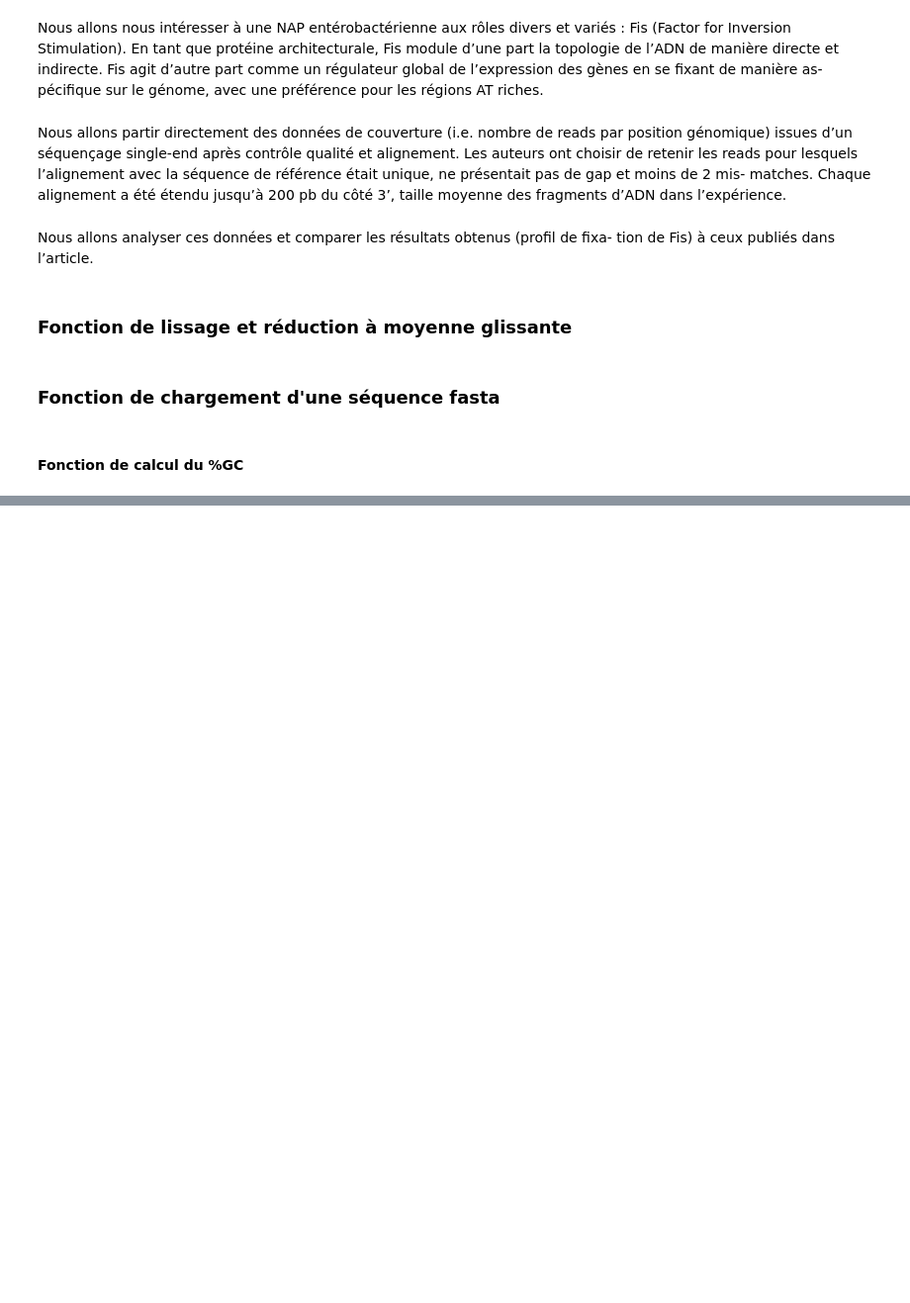
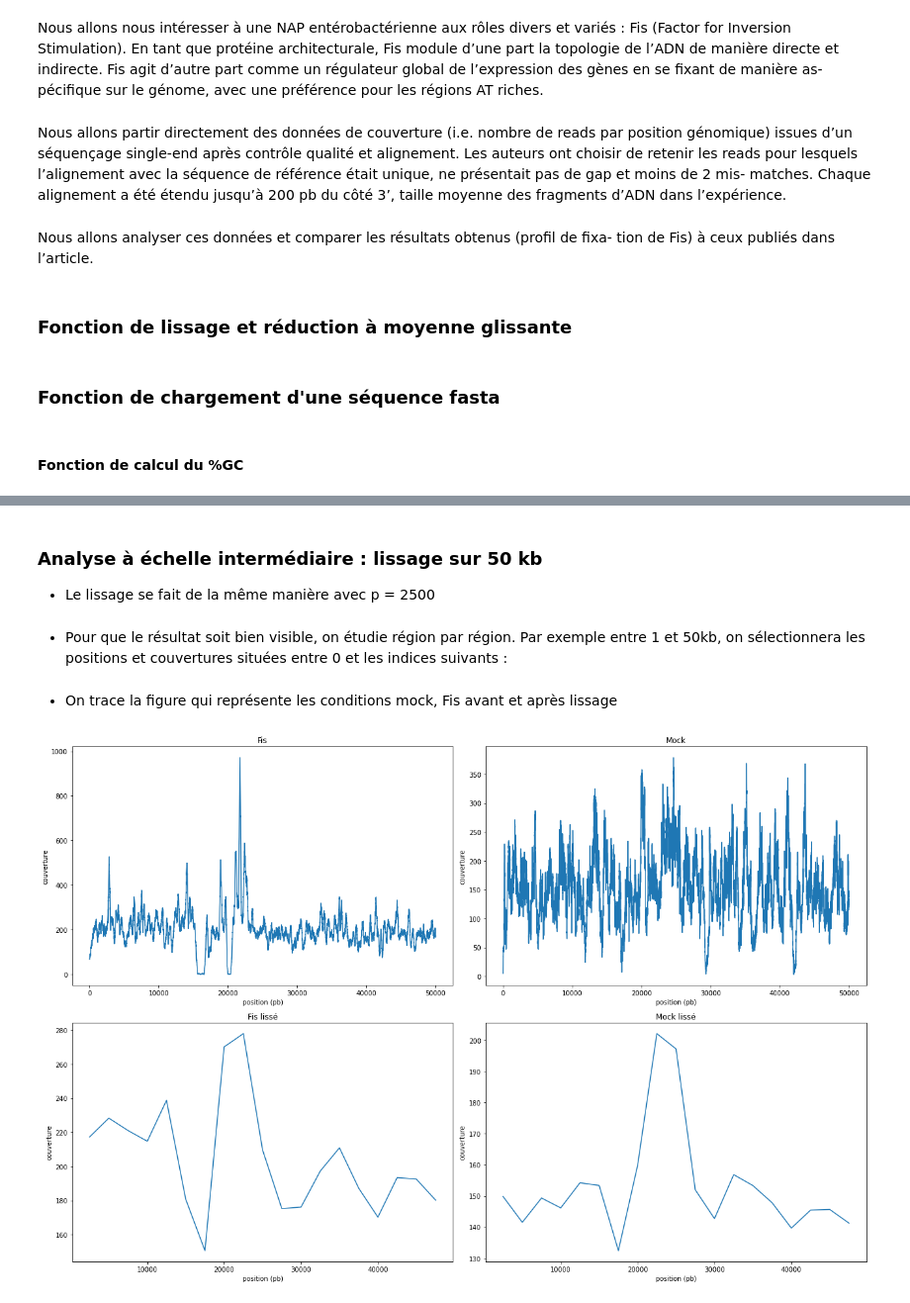
Before and after one commit to neonicoo/TP_ChIP-Seq_4BiM, a Jupyter notebook: TP_ChIP-Seq_4BiM.ipynb, the cells around one changed output, grey strips where cells are left out. Shown at 99% size. Saved outputs shown, nothing was run; the diff lists cells and outputs as text; code cells hidden in the pictures; blank space fills up the shorter version.

```diff
--- a/TP_ChIP-Seq_4BiM.ipynb
+++ b/TP_ChIP-Seq_4BiM.ipynb
@@ -57,0 +129,33 @@ def GC_content(seq, window=5000):
+# %% [markdown]
+### Analyse à échelle intermédiaire : lissage sur 50 kb
++ Le lissage se fait de la même manière avec p = 2500
+# %%
+p = 2500
+lrpos, lrcov = lissage_reduction(pos,cov, p)
+lrposmock, lrcovmock = lissage_reduction(posmock,covmock, p)
+# %% [markdown]
++ Pour que le résultat soit bien visible, on étudie région par région.
+Par exemple entre 1 et 50kb, on sélectionnera les positions et couvertures situées entre 0 et les indices suivants :
+# %%
+index = 50000 - 1 #On soustrait 1 car la numérotation Python commence à 0 (posiiton 1 chromosome = position 0 pour Python)
+lrindex = int(index/p) #Après lissage (moyenne glissante), le nombre de points est divisé par p
+# %% [markdown]
++ On trace la figure qui représente les conditions mock, Fis avant et après lissage
+# %%
+fig = plt.figure(1, figsize=(18, 12))
+
+for i,(position,couverture,title) in enumerate([(pos,cov,"Fis"),(posmock,covmock,"Mock"),
+                                                (lrpos,lrcov,"Fis lissé"),(lrposmock,lrcovmock,"Mock lissé")]) :
+    ax = fig.add_subplot(2,2,i+1)
+    if title in ['Fis','Mock'] :
+        ax.plot(position[0:index],couverture[0:index])
+    elif title in ['Fis lissé','Mock lissé'] :
+        ax.plot(position[0:lrindex],couverture[0:lrindex])
+    ax.set_title(title)
+    ax.set_xlabel("position (pb)")
+    ax.set_ylabel("couverture")
+
+plt.tight_layout()
+plt.show()
+# %% [output]
+[figure, added]
```
Also changed, not shown: parts of 15 cells of this notebook.
